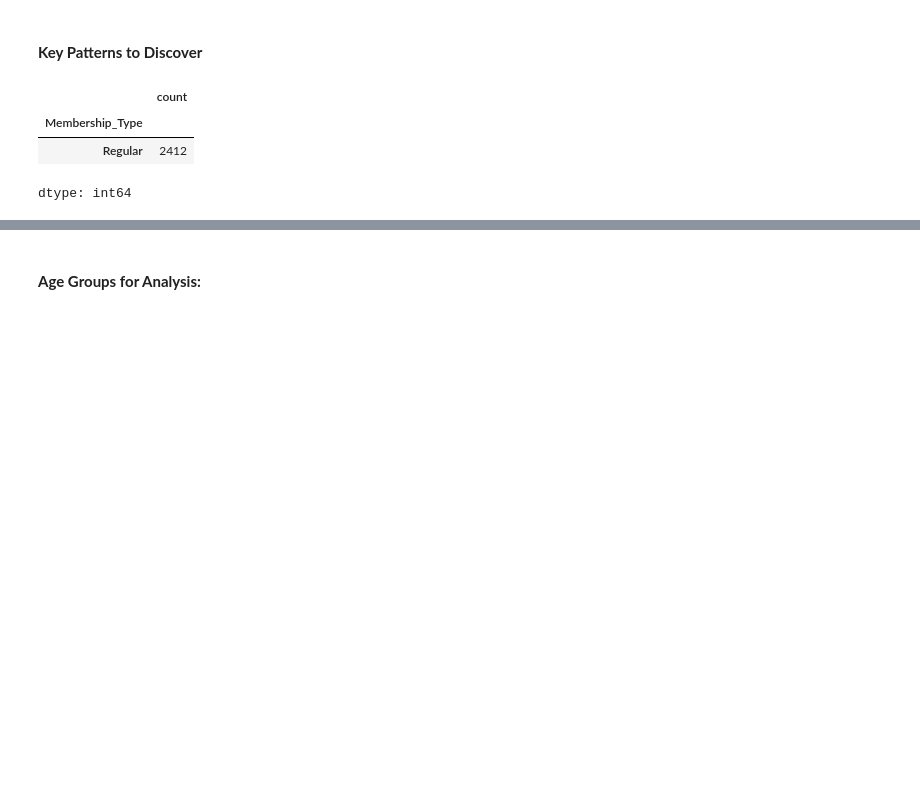
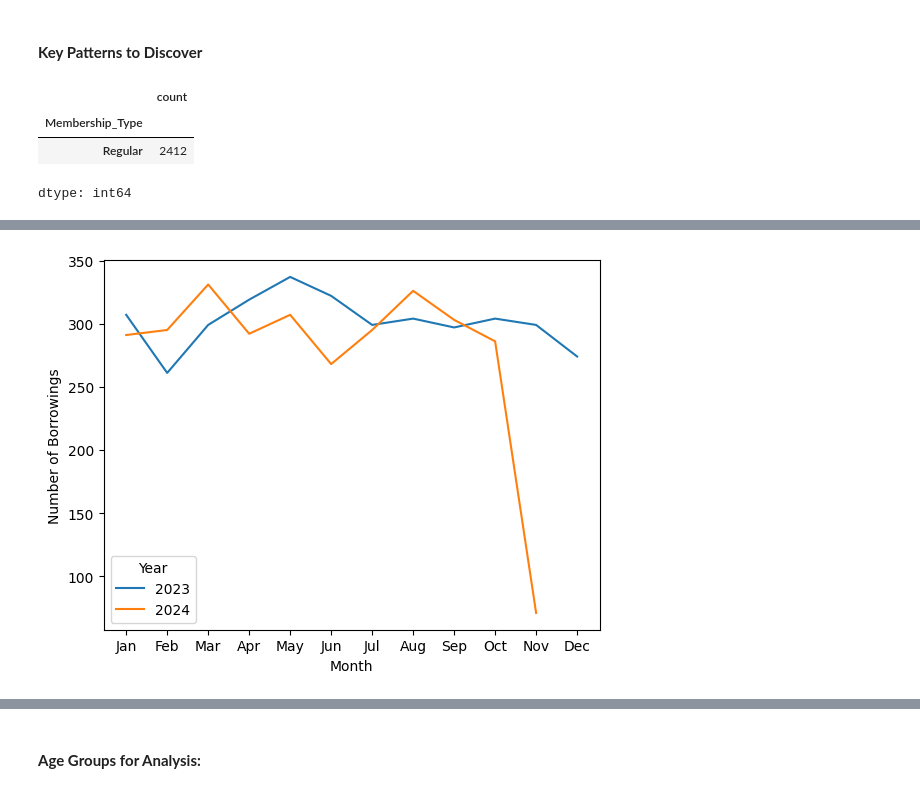
Before and after one commit to sfirdous/programming, a Jupyter notebook: Python/Library Management System - Comprehensive Analysis Task/Library_Management_System_Comprehensive_Analysis_Task.ipynb, the cells around one changed output, grey strips where cells are left out. Cells and saved outputs as stored; diff of their text form; code cells hidden in the pictures; blank space fills up the shorter version.

```diff
--- a/Python/Library Management System - Comprehensive Analysis Task/Library_Management_System_Comprehensive_Analysis_Task.ipynb
+++ b/Python/Library Management System - Comprehensive Analysis Task/Library_Management_System_Comprehensive_Analysis_Task.ipynb
@@ -137,0 +134,14 @@ plt.show()
+# %%
+# Are there seasonal borrowing patterns?
+transactions_dataset['Checkout_Date'] = pd.to_datetime(transactions_dataset['Checkout_Date'])     # convert checkout date to datetime obj
+transactions_dataset['Year'] = transactions_dataset['Checkout_Date'].dt.year                      # extract year
+transactions_dataset['Month'] = transactions_dataset['Checkout_Date'].dt.month                    # ectract month
+
+monthly_borrowings = transactions_dataset.groupby(['Year','Month']).size().unstack(level = 'Year')    # group by year and month to look at brrowing patterns of each year
+monthly_borrowings.plot()
+plt.xlabel('Month')
+plt.ylabel('Number of Borrowings')
+plt.xticks(range(1, 13), ['Jan', 'Feb', 'Mar', 'Apr', 'May', 'Jun', 'Jul', 'Aug', 'Sep', 'Oct', 'Nov', 'Dec'])
+plt.show()
+# %% [output]
+[figure, added]
```
Also changed, not shown: parts of 14 cells of this notebook.
